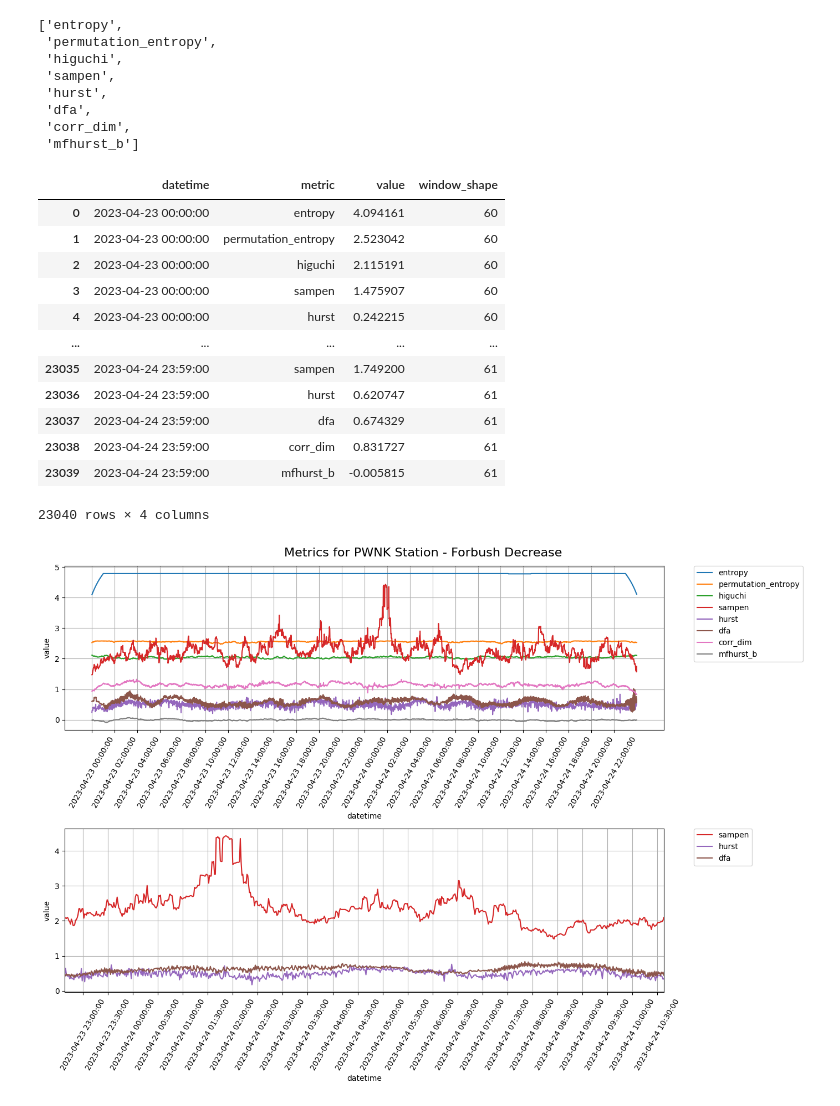
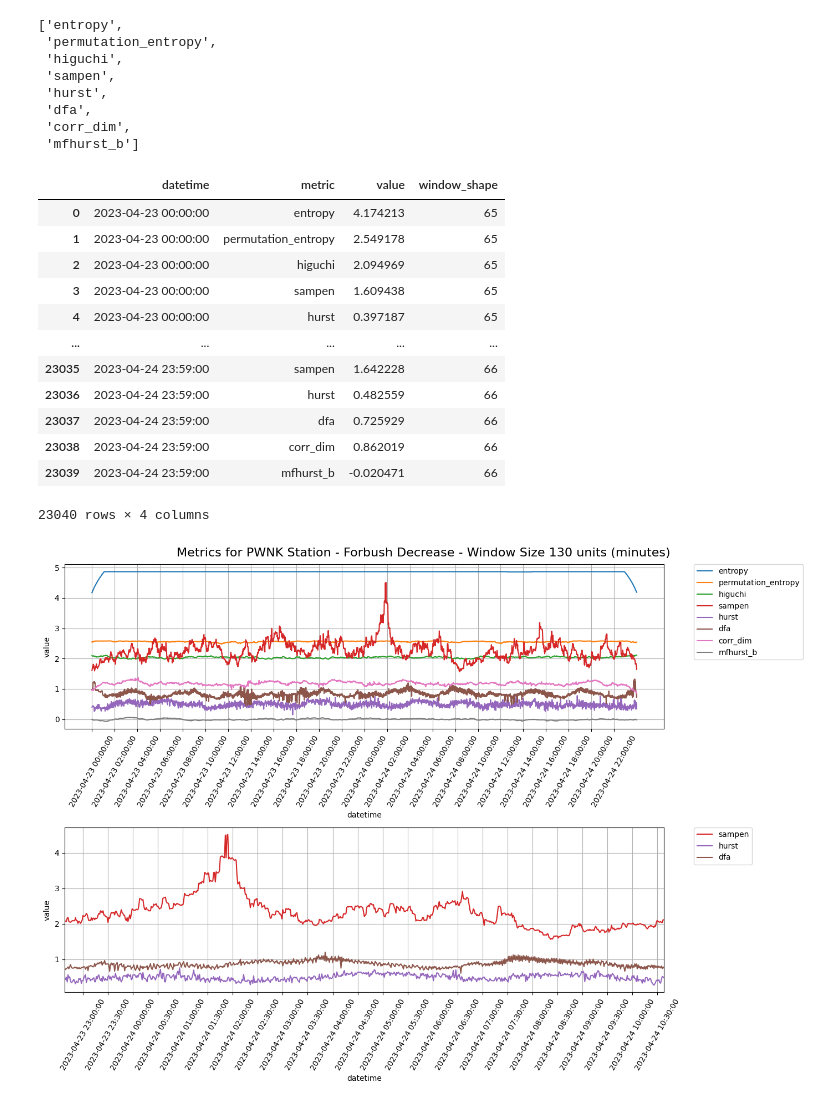
Before and after one commit to dosquisd/NMDB, a Jupyter notebook: 002_calc_some_metrics.ipynb, the cells around one changed output. Drawn from its saved outputs; the diff is of its cells as text; code cells hidden in the pictures.

Commit message:
feat: apparently 130 is the optimal windows size (amazing)

```diff
--- a/002_calc_some_metrics.ipynb
+++ b/002_calc_some_metrics.ipynb
@@ -65,11 +65,7 @@ class MetricDetails(TypedDict):
 
 
 # Unit terms
-WINDOW_SIZE = 120  # 1 unit === 1 minute each window
-
-# Datetime terms
-# WINDOW_SIZE = "60min"
-
+WINDOW_SIZE = 130  # 1 unit === 1 minute each window
 
 METRICS: Dict[str, MetricDetails] = {
     # Scipy metrics
@@ -77,20 +73,16 @@ METRICS: Dict[str, MetricDetails] = {
         "func": lambda x, kwargs: entropy(x, **kwargs),
         "kwargs": {},
     },
-
     # AntroPy metrics
     "permutation_entropy": {
         "func": lambda x, kwargs: perm_entropy(x, **kwargs),
         "kwargs": {"normalize": False, "order": 3, "delay": 1},  # Default parameters
     },
-
     "higuchi": {
         "func": lambda x, kwargs: higuchi_fd(x, **kwargs),
         "kwargs": {"kmax": 10},
     },
-
     # Search for more metrics
-
     # Nolds metrics. Maybe, will be necessary to change each metric kwargs
     # e.g. order for dfa, emb_dim using elbow method, etc.
     "sampen": {
@@ -103,32 +95,30 @@ METRICS: Dict[str, MetricDetails] = {
     },
     "dfa": {
         "func": lambda x, kwargs: nolds.dfa(x, **kwargs),
-        "kwargs": {"order": 1, "overlap": True},
+        # By my tests, order > 2 make outliers on edges
+        # and orverlap=False add a lot of noise
+        "kwargs": {"order": 2, "overlap": True},
     },
     "corr_dim": {
         "func": lambda x, kwargs: nolds.corr_dim(x, **kwargs),
         "kwargs": {"emb_dim": 2},
     },
-
     # So much problems with `ValueError: Not enough data points`
     # "lyap_r": {
     #     "func": lambda x, kwargs: nolds.lyap_r(x, **kwargs),
     #     "data": [],
     #     "kwargs": {}
     # },
-
     # This returns a vector of `matrix_dim`. I'll skip it meanwhile
     # "lyap_e": {
     #     "func": lambda x, kwargs: nolds.lyap_e(x, **kwargs),
     #     # `emb_dim` - 1 must be divisible by `matrix_dim` - 1
     #     "kwargs": {"emb_dim": 10, "matrix_dim": 4},  # Default parameters
     # },
-
     "mfhurst_b": {
         "func": lambda x, kwargs: nolds.mfhurst_b(x, **kwargs),
         "kwargs": {},
     },
-
     # This returns a vector too. I'll skip it meanwhile
     # "mfhurst_dm": {
     #     "func": lambda x, kwargs: nolds.mfhurst_dm(x, **kwargs),
@@ -209,7 +199,7 @@ df_pwnk
 # %% [markdown]
 ## Plot everything
 # %%
-df_pwnk = pd.read_csv("./data/ForbushDecrease/2023-04-23/pwnk_metrics.csv")
+df_pwnk = pd.read_csv(f"./data/ForbushDecrease/2023-04-23/pwnk_metrics-windowsize_{WINDOW_SIZE}.csv")
 df_pwnk["datetime_i"] = pd.to_datetime(df_pwnk["datetime_i"])
 
 # Just in case I want to set the datetime as index again
@@ -256,17 +246,17 @@ df_plot = pd.DataFrame(data)
 df_plot
 # %% [output]
 |  | datetime | metric | value | window_shape |
-| 0 | 2023-04-23 00:00:00 | entropy | 4.094161 | 60 |
-| 1 | 2023-04-23 00:00:00 | permutation_entropy | 2.523042 | 60 |
-| 2 | 2023-04-23 00:00:00 | higuchi | 2.115191 | 60 |
-| 3 | 2023-04-23 00:00:00 | sampen | 1.475907 | 60 |
-| 4 | 2023-04-23 00:00:00 | hurst | 0.242215 | 60 |
+| 0 | 2023-04-23 00:00:00 | entropy | 4.174213 | 65 |
+| 1 | 2023-04-23 00:00:00 | permutation_entropy | 2.549178 | 65 |
+| 2 | 2023-04-23 00:00:00 | higuchi | 2.094969 | 65 |
+| 3 | 2023-04-23 00:00:00 | sampen | 1.609438 | 65 |
+| 4 | 2023-04-23 00:00:00 | hurst | 0.397187 | 65 |
 | ... | ... | ... | ... | ... |
-| 23035 | 2023-04-24 23:59:00 | sampen | 1.749200 | 61 |
-| 23036 | 2023-04-24 23:59:00 | hurst | 0.620747 | 61 |
-| 23037 | 2023-04-24 23:59:00 | dfa | 0.674329 | 61 |
-| 23038 | 2023-04-24 23:59:00 | corr_dim | 0.831727 | 61 |
-| 23039 | 2023-04-24 23:59:00 | mfhurst_b | -0.005815 | 61 |
+| 23035 | 2023-04-24 23:59:00 | sampen | 1.642228 | 66 |
+| 23036 | 2023-04-24 23:59:00 | hurst | 0.482559 | 66 |
+| 23037 | 2023-04-24 23:59:00 | dfa | 0.725929 | 66 |
+| 23038 | 2023-04-24 23:59:00 | corr_dim | 0.862019 | 66 |
+| 23039 | 2023-04-24 23:59:00 | mfhurst_b | -0.020471 | 66 |
 23040 rows × 4 columns
 # %%
 def plot_metrics(
@@ -306,38 +296,58 @@ def plot_metrics(
             rotation=60,
         )
 
     ax.grid()
     ax.legend(bbox_to_anchor=(1.05, 1), loc="upper left", borderaxespad=0.0)
 
 
 fig, axes = plt.subplots(2, 1, figsize=(14, 10))
 
 # Plotting all metrics for the PWNK station of all time serie
 plot_metrics(df_plot, axes[0], freq_date_range="2h")
 
 colors = {}
 for line in axes[0].get_lines():
     label = line.get_label()
     color = line.get_color()
-    if label and not label.startswith('_'):  # Skip unnamed lines
+    if label and not label.startswith("_"):  # Skip unnamed lines
         colors[label] = color
 
 # Limiting the x-axis to a specific date range where the Forbush Decrease is more evident
+relevant_metrics = ["sampen", "dfa", "hurst"]
 plot_metrics(
     df_plot,
     axes[1],
     freq_date_range="30min",
     colors=colors,
-    metrics=["sampen", "dfa", "hurst"],  # # Metrics important for me
-)
-axes[1].set_xlim(
-    pd.to_datetime("2023-04-23 22:38:00"),
-    pd.to_datetime("2023-04-24 10:38:00"),
+    metrics=relevant_metrics,  # Metrics important for me
 )
 
-fig.suptitle("Metrics for PWNK Station - Forbush Decrease", fontsize=16)
+min_date = pd.to_datetime("2023-04-23 22:38:00")
+max_date = pd.to_datetime("2023-04-24 10:38:00")
+
+axes[1].set_xlim(
+    min_date,
+    max_date,
+)
+
+ylim_condition = df_plot[
+    (df_plot["metric"].isin(relevant_metrics))
+    & (df_plot["datetime"] <= max_date)
+    & (df_plot["datetime"] >= min_date)
+]
+delta = 0.2
+
+axes[1].set_ylim(
+    ylim_condition["value"].min() - delta,
+    ylim_condition["value"].max() + delta,
+)
+
+fig.suptitle(
+    f"Metrics for PWNK Station - Forbush Decrease - Window Size {WINDOW_SIZE} units (minutes)",
+    fontsize=16,
+)
 
 fig.tight_layout()
 plt.show()
 # %% [output]
-[figure, old version]
+[figure, new version]
```
Also changed, not shown: parts of 2 cells of this notebook, 2 other files.
